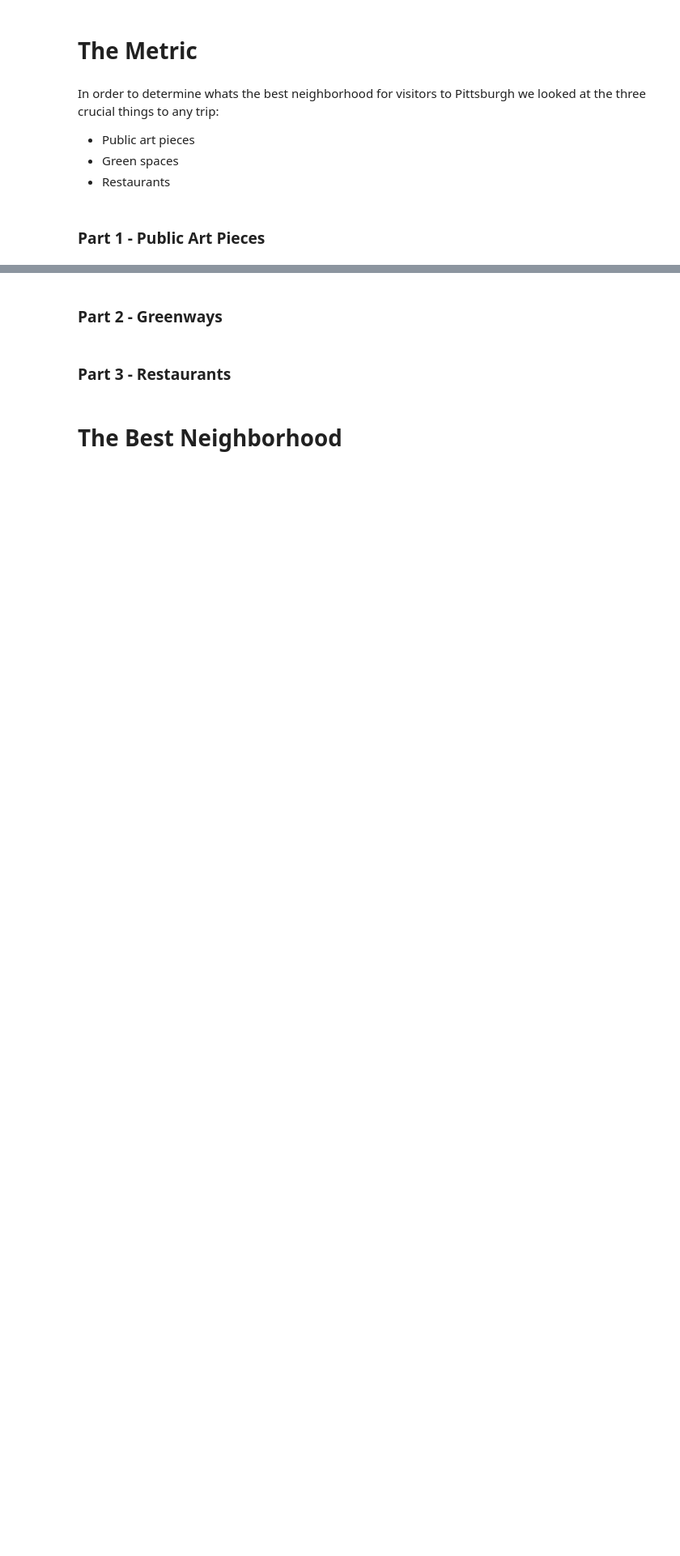
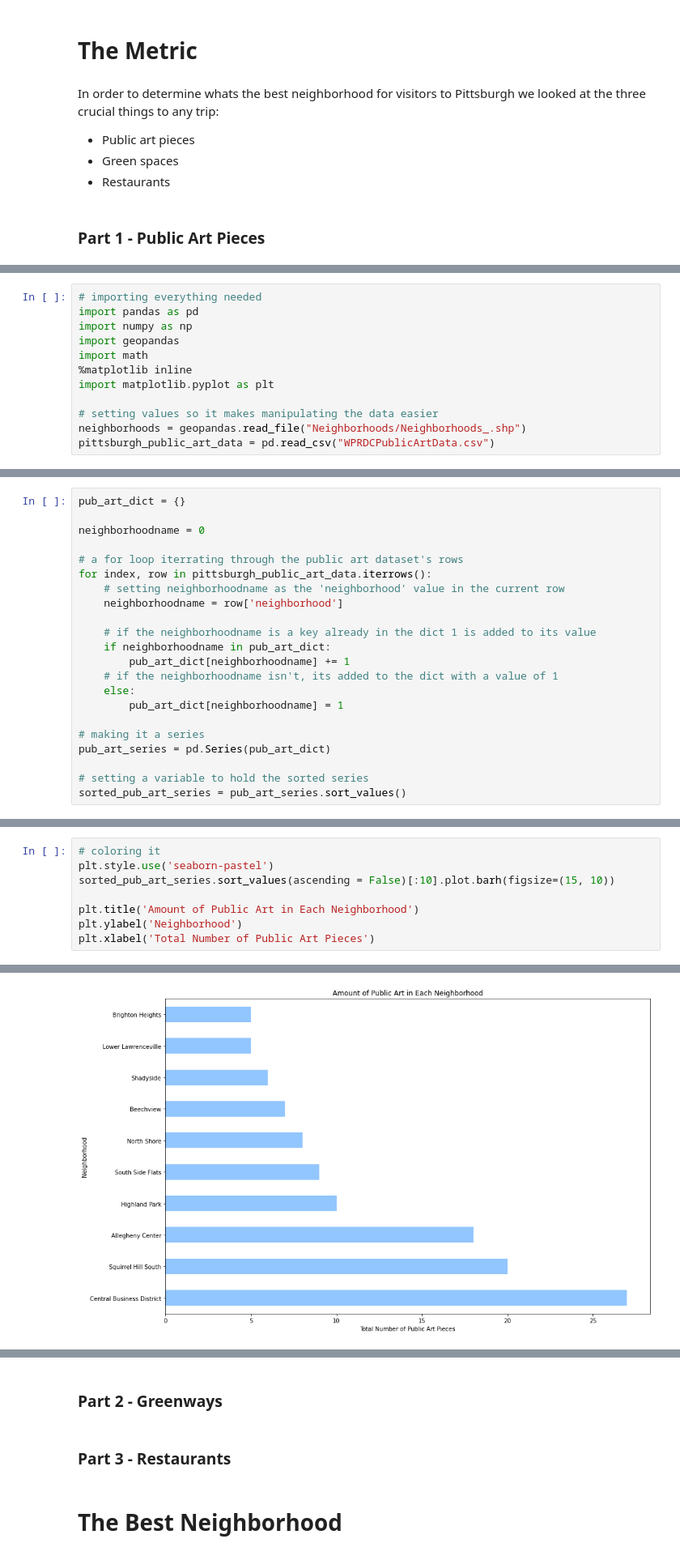
Before and after one commit to yimijj/CMPINF0010-Final-Project, a Jupyter notebook: FinalReport-Notebook.ipynb, the cells around one changed output, grey strips where cells are left out. Shown at 81% size. Drawn from its saved outputs; the diff is of its cells as text; blank space fills up the shorter version.

Commit message:
updating everything

```diff
--- a/FinalReport-Notebook.ipynb
+++ b/FinalReport-Notebook.ipynb
@@ -15,0 +18,12 @@ In order to determine whats the best neighborhood for visitors to Pittsburgh we
+# %%
+# importing everything needed
+import pandas as pd
+import numpy as np
+import geopandas
+import math
+%matplotlib inline
+import matplotlib.pyplot as plt
+
+# setting values so it makes manipulating the data easier
+neighborhoods = geopandas.read_file("Neighborhoods/Neighborhoods_.shp")
+pittsburgh_public_art_data = pd.read_csv("WPRDCPublicArtData.csv")
@@ -15,0 +32,22 @@ In order to determine whats the best neighborhood for visitors to Pittsburgh we
+# %%
+pub_art_dict = {}
+
+neighborhoodname = 0
+
+# a for loop iterrating through the public art dataset's rows
+for index, row in pittsburgh_public_art_data.iterrows():
+    # setting neighborhoodname as the 'neighborhood' value in the current row
+    neighborhoodname = row['neighborhood']
+
+    # if the neighborhoodname is a key already in the dict 1 is added to its value
+    if neighborhoodname in pub_art_dict:
+        pub_art_dict[neighborhoodname] += 1
+    # if the neighborhoodname isn't, its added to the dict with a value of 1
+    else:
+        pub_art_dict[neighborhoodname] = 1
+
+# making it a series
+pub_art_series = pd.Series(pub_art_dict)
+
+# setting a variable to hold the sorted series
+sorted_pub_art_series = pub_art_series.sort_values()
@@ -15,0 +56,9 @@ In order to determine whats the best neighborhood for visitors to Pittsburgh we
+# %%
+# coloring it
+plt.style.use('seaborn-pastel')
+sorted_pub_art_series.sort_values(ascending = False)[:10].plot.barh(figsize=(15, 10))
+
+plt.title('Amount of Public Art in Each Neighborhood')
+plt.ylabel('Neighborhood')
+plt.xlabel('Total Number of Public Art Pieces')
+# %% [output]
@@ -15,0 +66 @@ In order to determine whats the best neighborhood for visitors to Pittsburgh we
+[figure, added]
```
Also changed, not shown: parts of 11 cells of this notebook.
